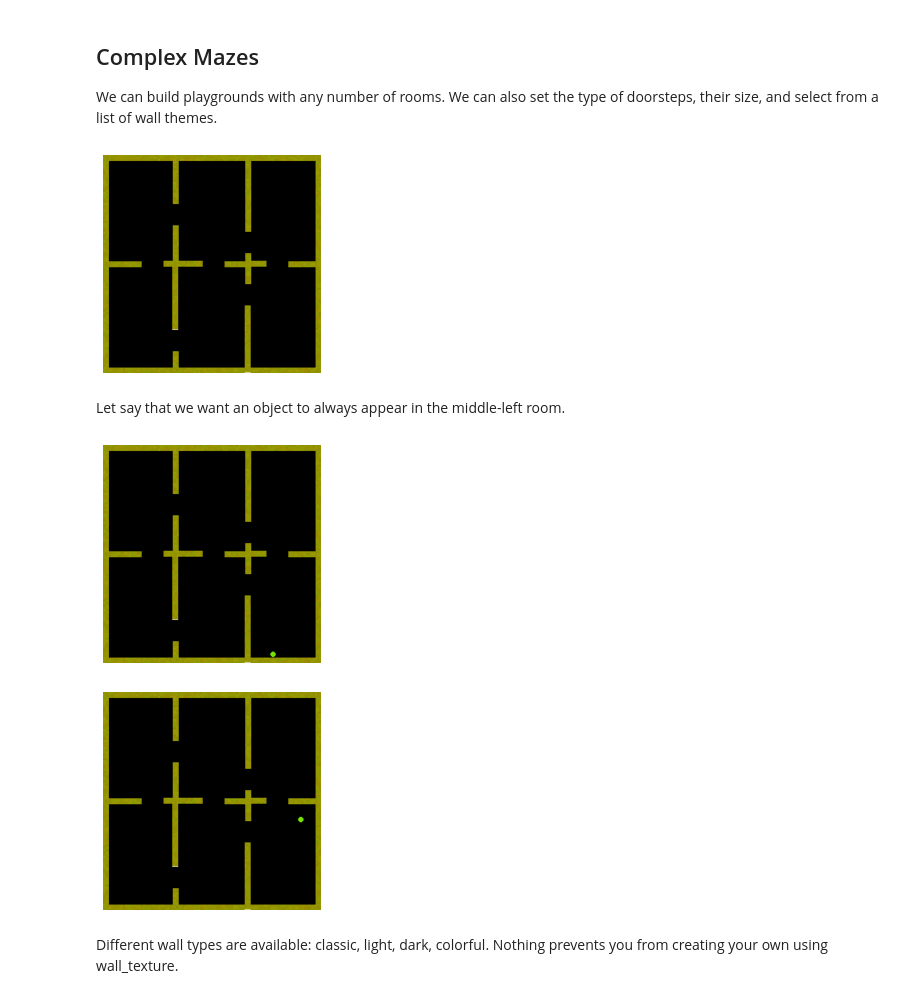
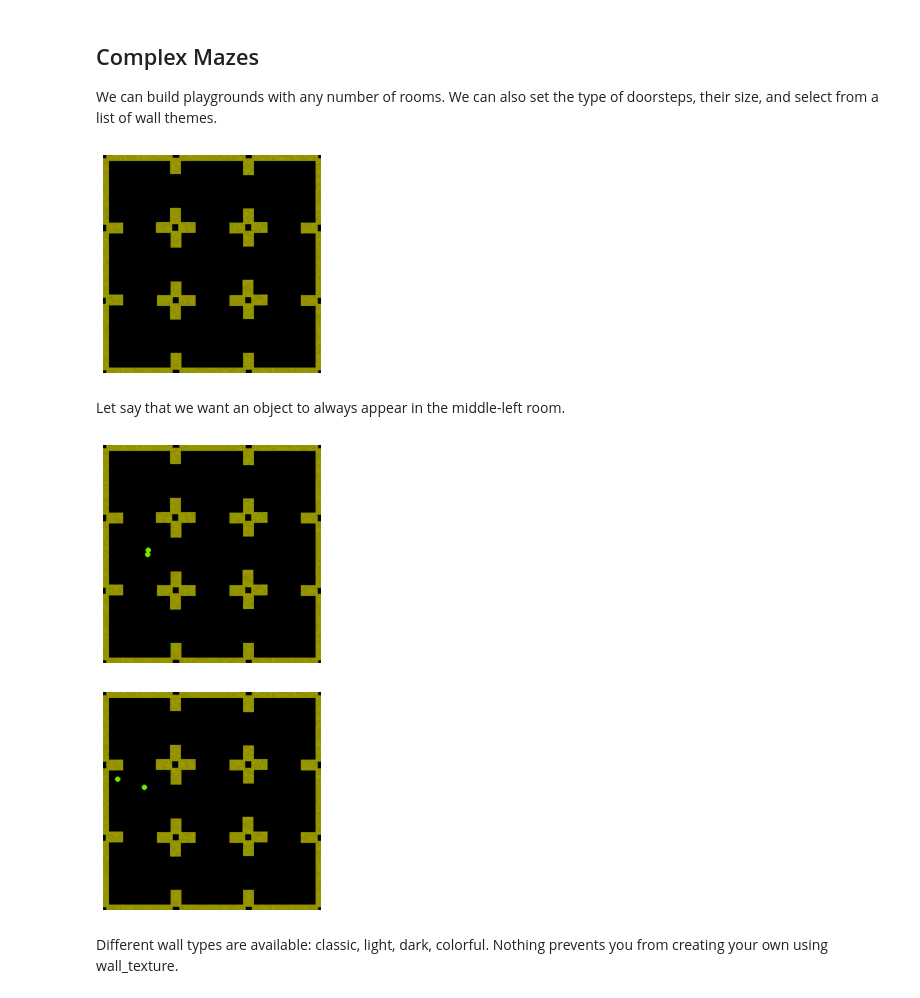
Before and after one commit to gaorkl/simple-playgrounds, a Jupyter notebook: tutorials/jupyter/02_Playgrounds_and_positions.ipynb, the cells around one changed output. Drawn from its saved outputs; the diff is of its cells as text; code cells hidden in the pictures.

```diff
--- a/tutorials/jupyter/02_Playgrounds_and_positions.ipynb
+++ b/tutorials/jupyter/02_Playgrounds_and_positions.ipynb
@@ -180,29 +189,31 @@ We can build playgrounds with any number of rooms.
 We can also set the type of doorsteps, their size, and select from a list of wall themes.
 # %%
 engine.terminate()
-my_playground = ConnectedRooms2D(size=(400, 400), n_rooms=(3,3), doorstep_type='random')
+my_playground = GridRooms(size=(400, 400), room_layout=(3,3), random_doorstep_position=True, doorstep_size = 60)
 engine = Engine(time_limit=10000, playground= my_playground, screen=False)
 
 plt_image(engine.generate_playground_image(plt_mode=True))
 # %% [output]
-[figure, old version]
+[figure, new version]
 # %% [markdown]
 Let say that we want an object to always appear in the middle-left room.
 # %%
-position_center, shape = my_playground.area_rooms[(2,1)]
-area = CoordinateSampler(center=position_center, area_shape='rectangle', width_length=shape )
-circular_object = Basic(physical_shape='circle', radius=5, texture = [120, 230, 0])
-my_playground.add_scene_element(circular_object, area)
+room = my_playground.grid_rooms[0][1]
+position_center, shape = room.center, room.size
+
+area = CoordinateSampler(center=position_center, area_shape='rectangle', size=shape )
+circular_object = Physical(physical_shape='circle', radius=5, texture = [120, 230, 0])
+my_playground.add_element(circular_object, area)
 
 plt_image(engine.generate_playground_image(plt_mode=True))
 # %% [output]
-[figure, old version]
+[figure, new version]
 # %%
 engine.reset()
 
 plt_image(engine.generate_playground_image(plt_mode=True))
 # %% [output]
-[figure, old version]
+[figure, new version]
 # %%
 engine.terminate()
 # %% [markdown]
```
Also changed, not shown: parts of 13 cells of this notebook, 10 other files.
